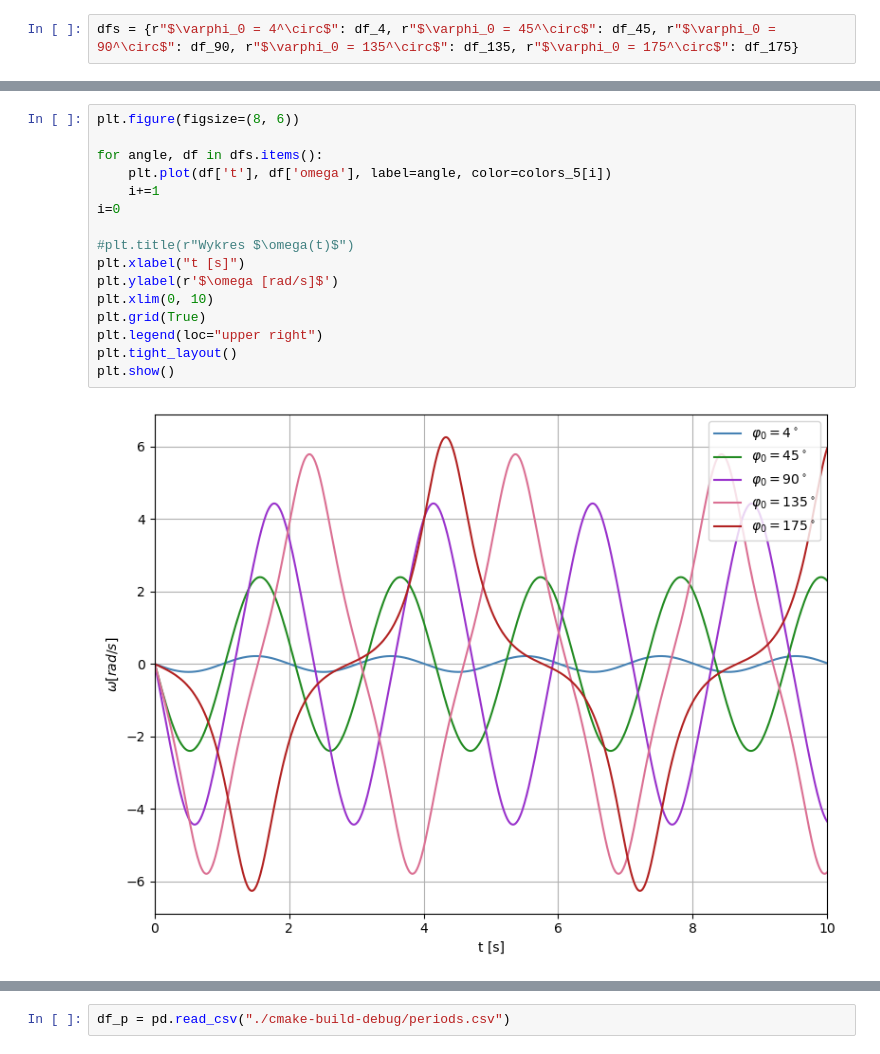
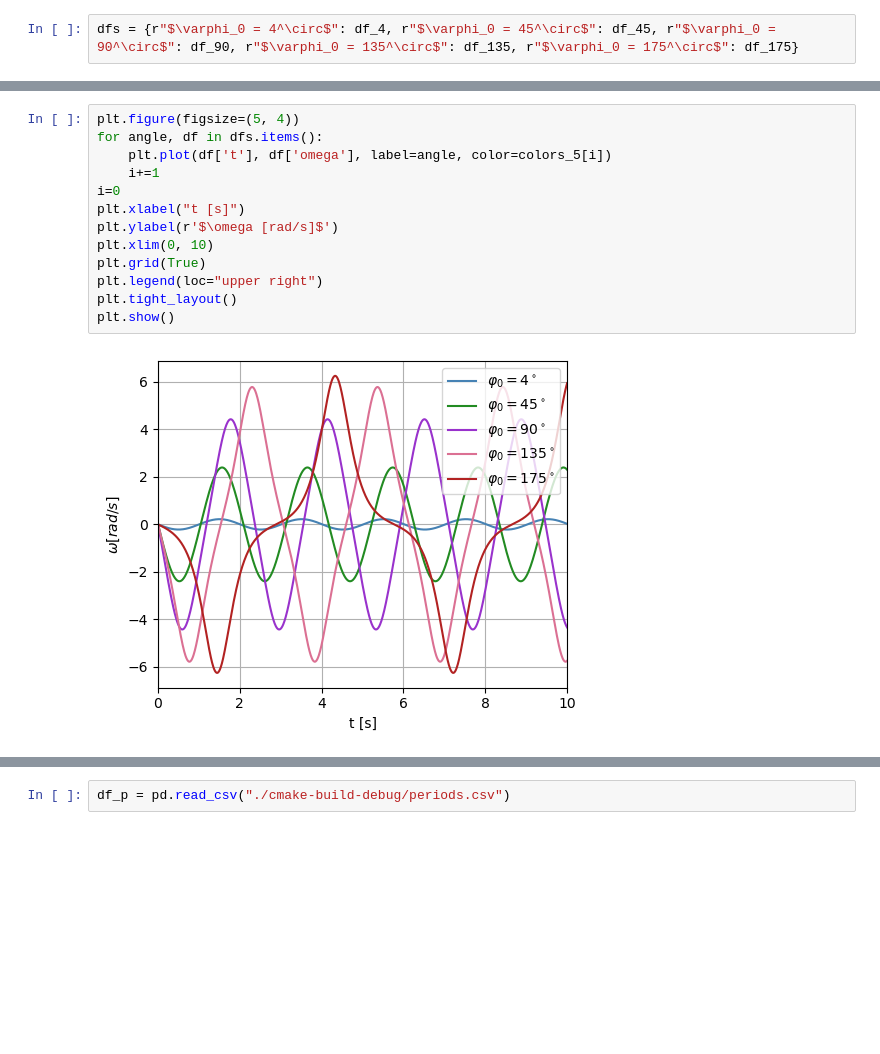
Before and after one commit to w-maks/Numerical-Pendulum, a Jupyter notebook: plots.ipynb, the cells around one changed output, grey strips where cells are left out. Cells and saved outputs as stored; diff of their text form; blank space fills up the shorter version.

```diff
--- a/plots.ipynb
+++ b/plots.ipynb
@@ -81,19 +46,16 @@ plt.show()
 # %%
-plt.figure(figsize=(8, 6))
-
+plt.figure(figsize=(5, 4))
 for angle, df in dfs.items():
     plt.plot(df['t'], df['omega'], label=angle, color=colors_5[i])
     i+=1
 i=0
-
-#plt.title(r"Wykres $\omega(t)$")
 plt.xlabel("t [s]")
 plt.ylabel(r'$\omega [rad/s]$')
 plt.xlim(0, 10)
 plt.grid(True)
 plt.legend(loc="upper right")
 plt.tight_layout()
 plt.show()
 # %% [output]
-[figure, old version]
+[figure, new version]
 # %%
```
Also changed, not shown: parts of 11 cells of this notebook.
